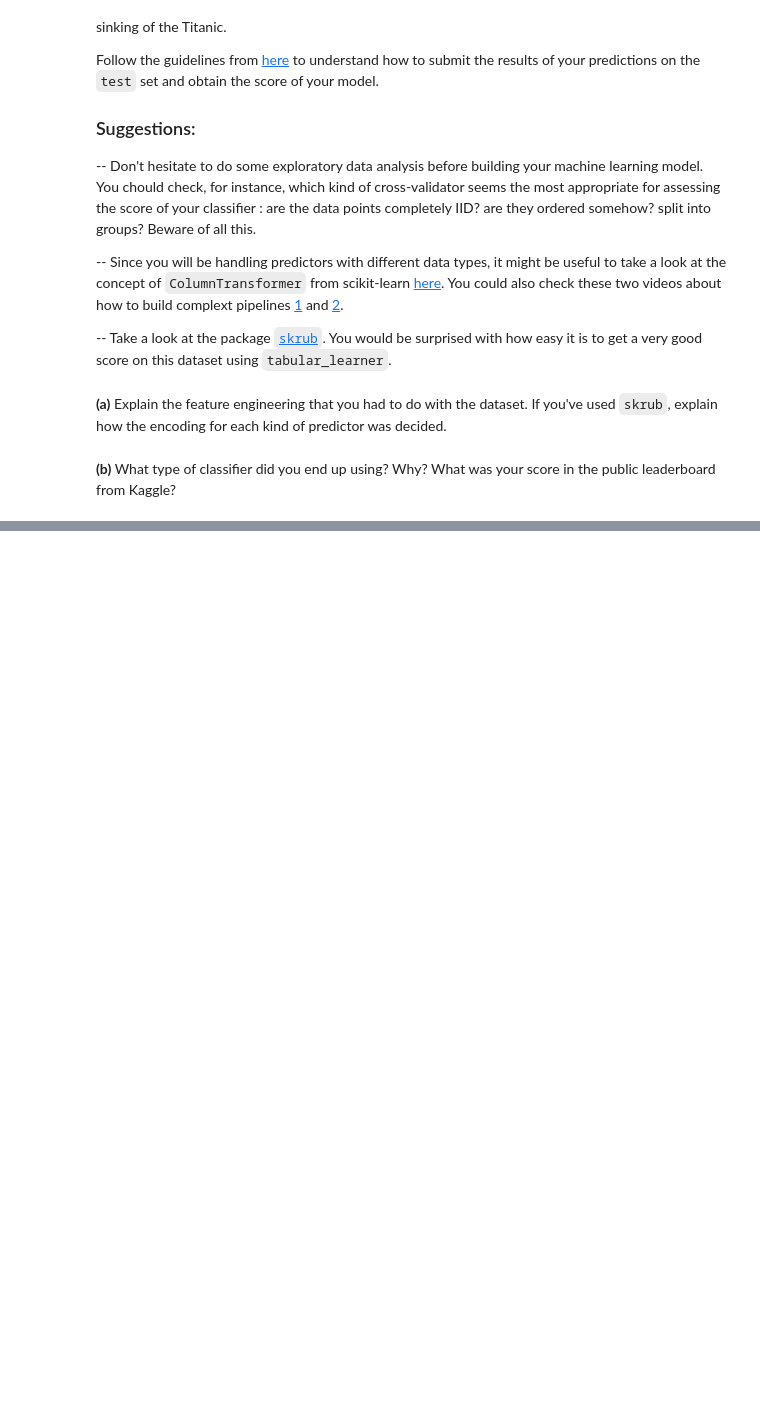
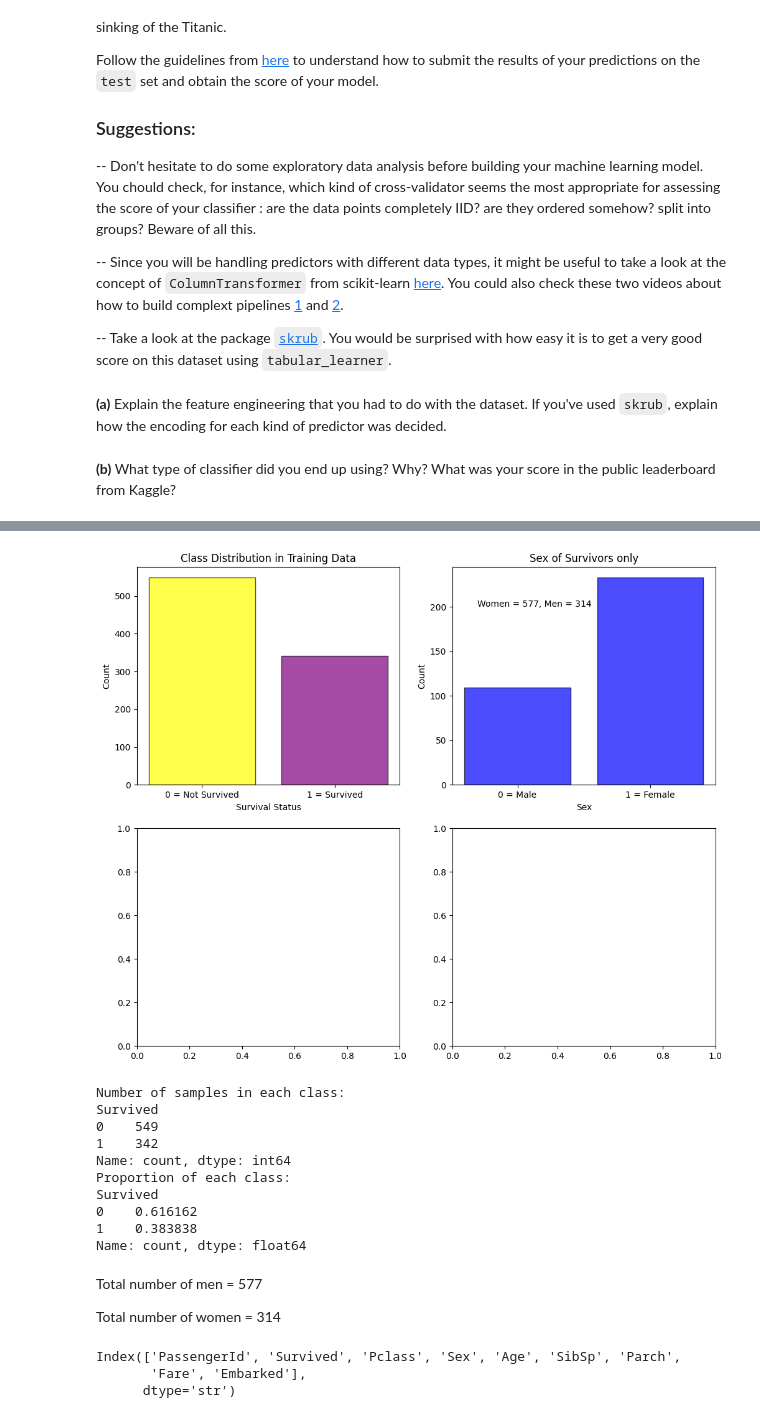
Before and after one commit to muneymo/isla2026-TP, a Jupyter notebook: TP3/TP3.ipynb, the cells around one changed output, grey strips where cells are left out. Cells and saved outputs as stored; diff of their text form; code cells hidden in the pictures; blank space fills up the shorter version.

Commit message:
Starting on Q2 titanic with visualising data and fixing null values

```diff
--- a/TP3/TP3.ipynb
+++ b/TP3/TP3.ipynb
@@ -308,0 +342,7 @@ Follow the guidelines from [here](https://www.kaggle.com/competitions/titanic/ov
+# %%
+import pandas as pd
+import numpy as np
+
+
+X_train = pd.read_csv('train.csv')
+X_test = pd.read_csv('test.csv')
@@ -308,0 +394,13 @@ Follow the guidelines from [here](https://www.kaggle.com/competitions/titanic/ov
+# %%
+#Data Cleaning and Data Drop Process
+X_train['Fare'] = X_train['Fare'].fillna(X_train['Fare'].dropna().median())
+X_train['Age'] = X_train['Age'].fillna(X_train['Age'].dropna().median())
+# Change categorical data to numerical data
+X_train['Sex'] = X_train['Sex'].map({'male': 0, 'female': 1})
+
+# change the 2 null values to S then assign numerical values to the categoric column
+X_train['Embarked']=X_train['Embarked'].fillna('S')
+X_train['Embarked'] = X_train['Embarked'].map({'S': 0, 'C': 1, 'Q': 2})
+
+# Drop the columns that we won't be using for classification
+X_train = X_train.drop(columns=['Name', 'Ticket', 'Cabin'])
@@ -308,0 +416,46 @@ Follow the guidelines from [here](https://www.kaggle.com/competitions/titanic/ov
+# %%
+# Check the class distribution
+fig, ax = plt.subplots(2,2, figsize=(12, 10))
+class_counts = X_train['Survived'].value_counts().sort_index()
+sex_of_survivors = X_train.groupby('Survived')['Sex'].value_counts().unstack().fillna(0)
+
+ax[0,0].bar([0, 1], class_counts, color=['yellow', 'purple'], edgecolor='black', alpha=0.7)
+ax[0,0].set_xticks([0, 1])
+ax[0,0].set_xticklabels(['0 = Not Survived', '1 = Survived'])
+ax[0,0].set_xlabel('Survival Status')
+ax[0,0].set_ylabel('Count')
+ax[0,0].set_title('Class Distribution in Training Data')
+
+ax[0,1].bar([0, 1], sex_of_survivors.loc[1], color='blue', edgecolor='black', alpha=0.7)
+ax[0,1].set_xticks([0, 1])
+ax[0,1].set_xticklabels(['0 = Male', '1 = Female'])
+ax[0,1].set_xlabel('Sex')
+ax[0,1].set_ylabel('Count')
+ax[0,1].set_title('Sex of Survivors only')
+plt.show()
+
+
+print(f"Number of samples in each class:\n{class_counts}")
+print(f"Proportion of each class:\n{class_counts / class_counts.sum()}")
+# %% [output]
+[figure, added]
+Number of samples in each class:
+Survived
+0    549
+1    342
+Name: count, dtype: int64
+Proportion of each class:
+Survived
+0    0.616162
+1    0.383838
+Name: count, dtype: float64
+# %% [markdown]
+Total number of men = 577
+
+Total number of women = 314
+# %%
+X_train.columns
+# %% [output]
+Index(['PassengerId', 'Survived', 'Pclass', 'Sex', 'Age', 'SibSp', 'Parch',
+       'Fare', 'Embarked'],
+      dtype='str')
```
Also changed, not shown: parts of 7 cells of this notebook.
